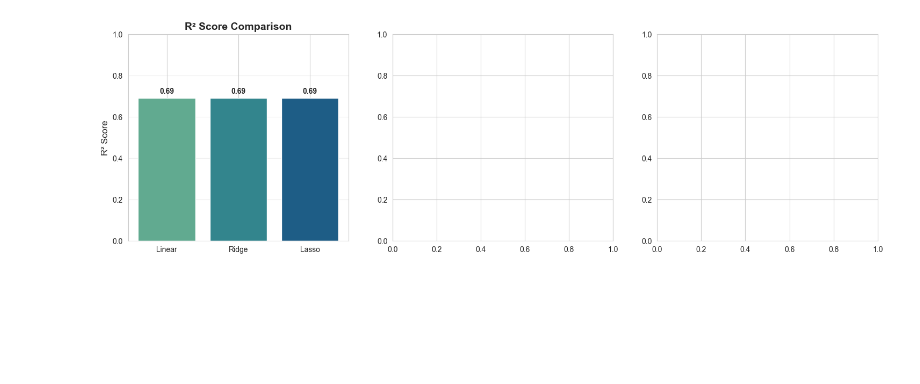
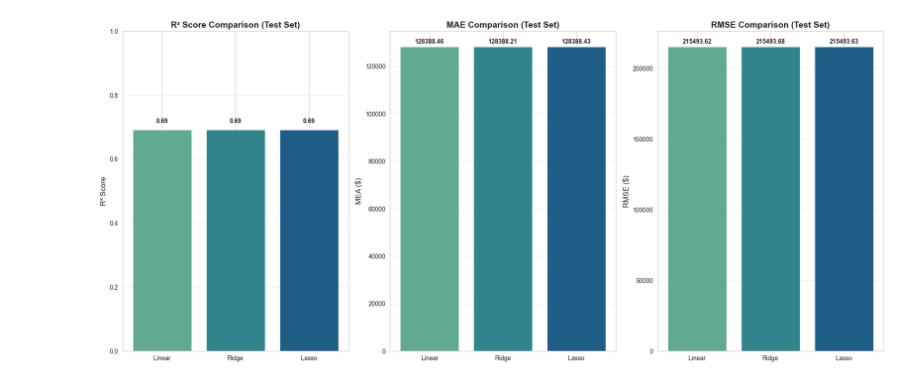
Before and after one commit to gnpthbalaji/house_price_ml_predictor, a Jupyter notebook: notebooks/03_model_eval.ipynb, the cells around one changed output. Drawn from its saved outputs; the diff is of its cells as text; code cells hidden in the pictures; blank space fills up the shorter version.

Commit message:
MEA and RSME comparison

```diff
--- a/notebooks/03_model_eval.ipynb
+++ b/notebooks/03_model_eval.ipynb
@@ -33,22 +33,41 @@ comparison = results['models_comparison']
 # %%
 # Model Performance Comparison Visualization
 
-fig, axes = plt.subplots(1, 3, figsize=(18, 5))
+fig, axes = plt.subplots(1, 3, figsize=(18, 8))
 
 models = ['Linear', 'Ridge', 'Lasso']
 test_r2 = comparison['R² Test'].values
 test_mae = comparison['MAE Test'].values
 test_rmse = comparison['RMSE Test'].values
 
 
 # R² Comparison
 
 axes[0].bar(models, test_r2, color=palette)
 axes[0].set_ylabel('R² Score', fontsize=12)
-axes[0].set_title('R² Score Comparison', fontsize=14, fontweight='bold')
+axes[0].set_title('R² Score Comparison (Test Set)', fontsize=14, fontweight='bold')
 axes[0].set_ylim(0, 1)
 axes[0].grid(True,alpha=0.3, axis='y')
 for i, v in enumerate(test_r2):
     axes[0].text(i, v + 0.02, f"{v:.2f}", ha='center', fontsize=10, fontweight='bold')
+
+# MAE Comparison
+axes[1].bar(models, test_mae, color=palette)
+axes[1].set_ylabel('MEA ($)', fontsize=12)
+axes[1].set_title('MAE Comparison (Test Set)', fontsize=14, fontweight='bold')
+axes[1].grid(True,alpha=0.3, axis='y')
+for i, v in enumerate(test_mae):
+    axes[1].text(i, v + 0.01 * max(test_mae), f"{v:.2f}", ha='center', fontsize=10, fontweight='bold')
+
+# RMSE Comparison
+axes[2].bar(models, test_rmse, color=palette)
+axes[2].set_ylabel('RMSE ($)', fontsize=12)
+axes[2].set_title('RMSE Comparison (Test Set)', fontsize=14, fontweight='bold')
+axes[2].grid(True,alpha=0.3, axis='y')
+for i, v in enumerate(test_rmse):
+    axes[2].text(i, v + 0.01 * max(test_rmse), f"{v:.2f}", ha='center', fontsize=10, fontweight='bold')
+
+plt.tight_layout()
+plt.show()
 # %% [output]
-[figure, old version]
+[figure, new version]
```
